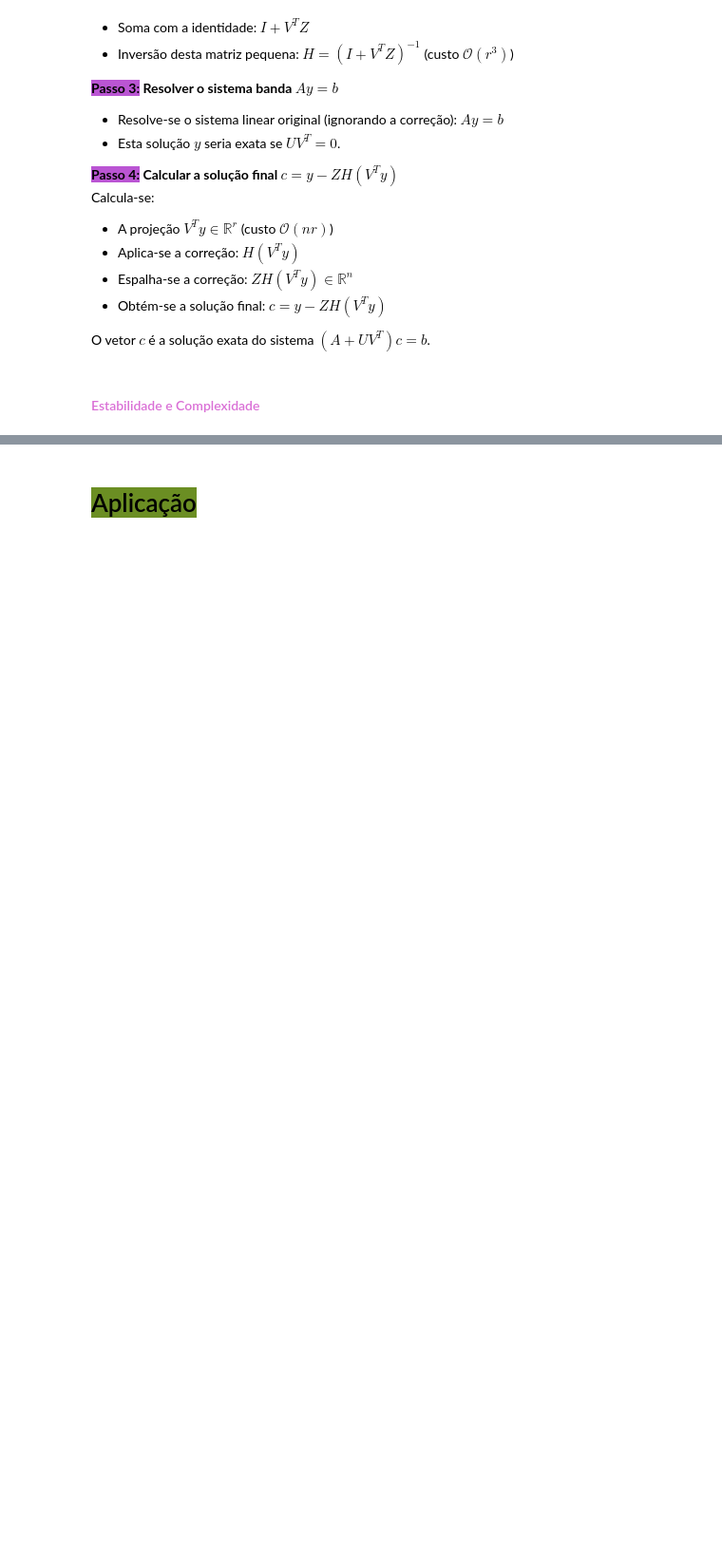
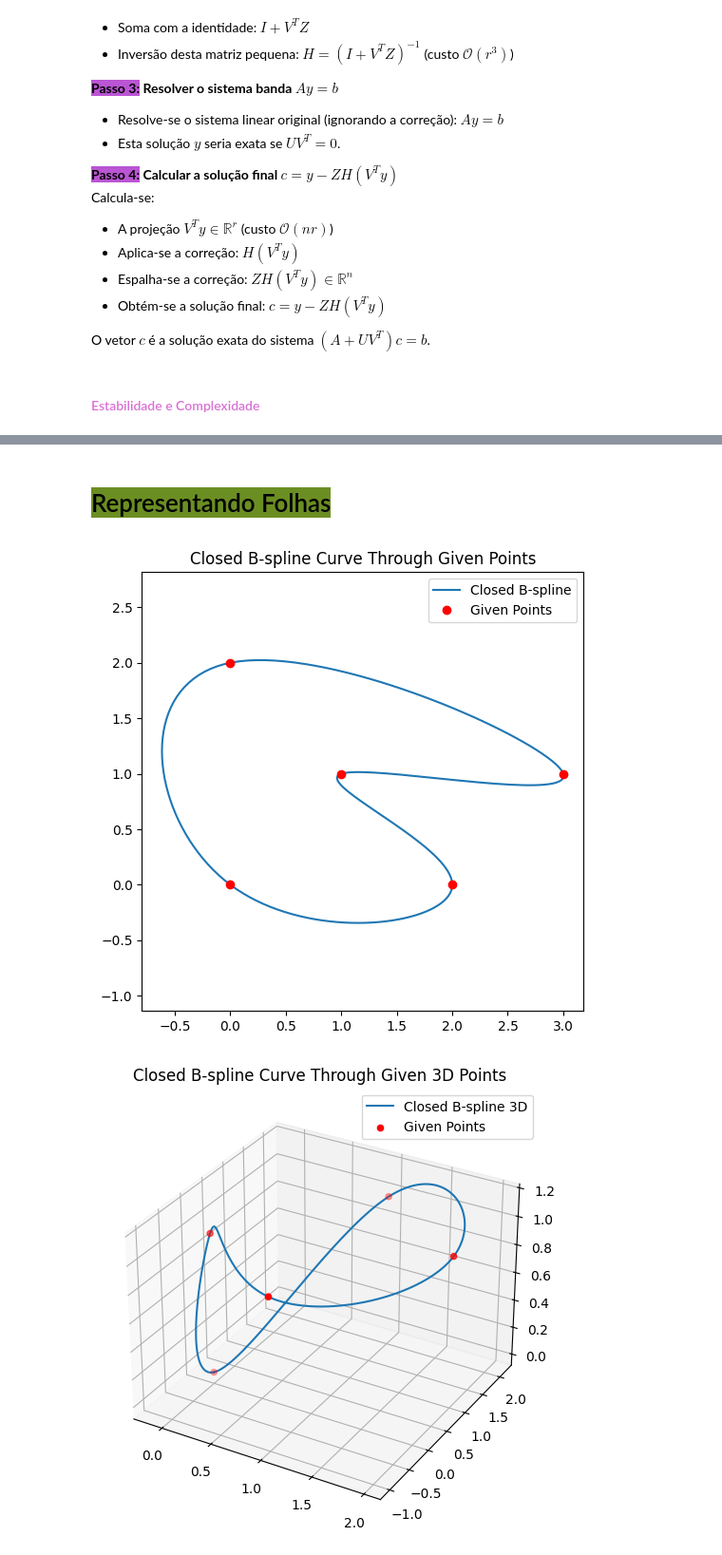
Before and after one commit to mateuskrause/tp-aln, a Jupyter notebook: leaf.ipynb, the cells around one changed output, grey strips where cells are left out. Shown at 95% size. Drawn from its saved outputs; the diff is of its cells as text; code cells hidden in the pictures; blank space fills up the shorter version.

```diff
--- a/leaf.ipynb
+++ b/leaf.ipynb
@@ -603,4 +681,73 @@ a_{21} & a_{22} & \cdots & a_{2,u+2} & \ddots & \ddots & \vdots \\
 
 Durante a eliminação gaussiana, cada pivô $a_{ii}$ afeta apenas as próximas $l$ linhas e $u$ colunas. Como consequência, cada etapa da eliminação envolve apenas $O(w^2)$ operações (em vez de $O(n^2)$), e como há $n$ pivôs, o custo total é $O(nw^2)$
 # %% [markdown]
-# <span style="color:; background-color:OliveDrab;">  Aplicação </span>
+# <span style="color:; background-color:OliveDrab;">  Representando Folhas </span>
+# %%
+from periodic_bspline import make_interp_spline
+
+def closed_bspline_through_points(points, num_points=200):
+    """
+    dados n pontos 2D ou 3D, retorna uma curva B-spline fechada passando por todos os pontos.
+    """
+    points = np.asarray(points)
+    if points.shape[1] not in (2, 3):
+        raise ValueError("insira pontos 2D ou 3D apenas")
+
+    points = np.vstack([points, points[0]])  # fecha a curva repetindo o primeiro ponto no fim
+    n = len(points)
+    t = np.linspace(0, 1, n)
+
+    # interpola cada dimensão separadamente
+    splines = []
+    for dim in range(points.shape[1]):
+        spl = make_interp_spline(t, points[:, dim], wa=woodbury_algorithm)
+        splines.append(spl)
+
+    t_dense = np.linspace(0, 1, num_points)
+    coords = [spl(t_dense) for spl in splines]
+    result = np.stack(coords, axis=-1)
+
+    return result if points.shape[1] == 3 else (coords[0], coords[1])
+
+# pontos de exemplo
+points = np.array([
+    [0, 0],
+    [0, 2],
+    [3, 1],
+    [1, 1],
+    [2, 0]
+])
+
+# criar e obter pontos da curva
+x, y = closed_bspline_through_points(points)
+
+# plotar os pontos e a curva
+plt.figure(figsize=(6, 6))
+plt.plot(x, y, label='Closed B-spline')
+plt.plot(points[:, 0], points[:, 1], 'ro', label='Given Points')
+plt.axis('equal')
+plt.legend()
+plt.title('Closed B-spline Curve Through Given Points')
+plt.show()
+
+# Exemplo 3D: curva fechada passando por pontos no espaço
+points3d = np.array([
+    [0, 0, 0],
+    [1, 2, 1],
+    [2, 1, 1],
+    [1, -1, 1],
+    [0, 0, 1]
+])
+
+curve3d = closed_bspline_through_points(points3d, num_points=200)
+
+fig = plt.figure(figsize=(7, 6))
+ax = fig.add_subplot(111, projection='3d')
+ax.plot(curve3d[:, 0], curve3d[:, 1], curve3d[:, 2], label='Closed B-spline 3D')
+ax.scatter(points3d[:, 0], points3d[:, 1], points3d[:, 2], color='red', label='Given Points')
+ax.set_title('Closed B-spline Curve Through Given 3D Points')
+ax.legend()
+plt.show()
+# %% [output]
+[figure, added]
+[figure, added]
```
Also changed, not shown: parts of 25 cells of this notebook, 2 other files.
